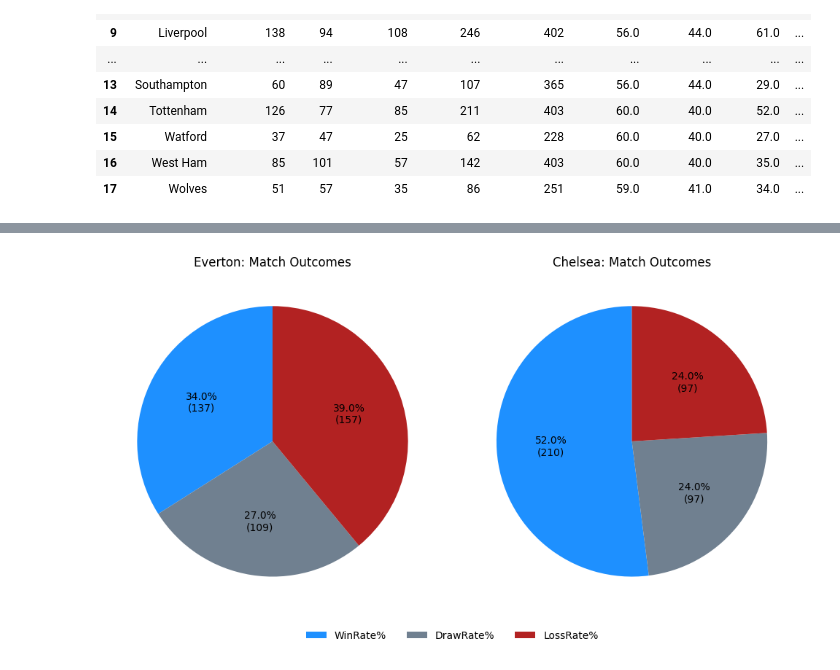
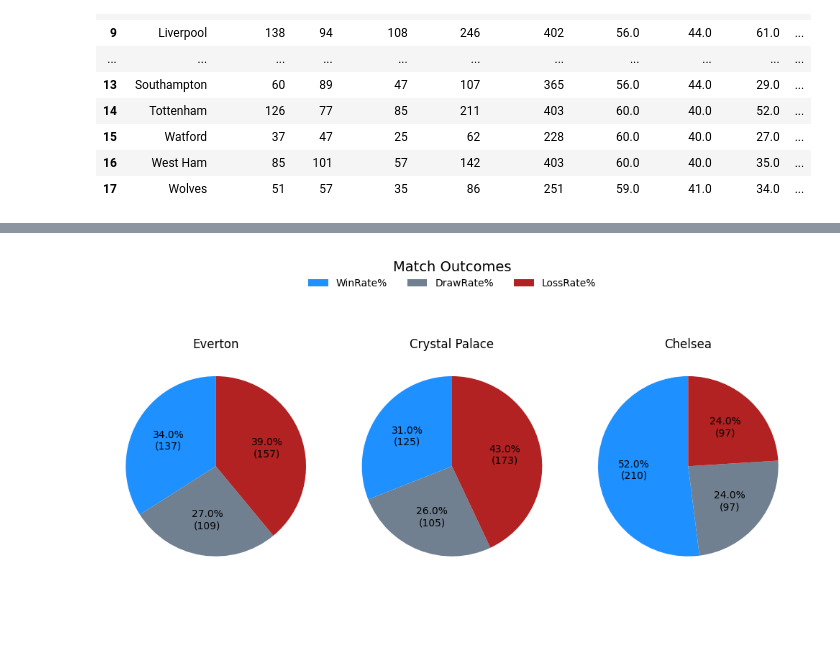
Before and after one commit to SmithNJ13/data_analysis, a Jupyter notebook: analysis.ipynb, the cells around one changed output, grey strips where cells are left out. Cells and saved outputs as stored; diff of their text form; code cells hidden in the pictures; blank space fills up the shorter version.

```diff
--- a/analysis.ipynb
+++ b/analysis.ipynb
@@ -855,5 +859,6 @@ Question_Two_50Wins
 # %%
 Highest_HWR = Question_Two_50Wins.iloc[Question_Two_50Wins["HomeWin%"].idxmax()]
 Highest_AWR = Question_Two_50Wins.iloc[Question_Two_50Wins["AwayWin%"].idxmax()]
-Highest_AWR
+Highest_AWR2 = Question_Two_50Wins.iloc[Question_Two_50Wins["AwayWin%"].idxmax() + 1]
+Highest_AWR2
 # %% [output]
@@ -897,38 +910,48 @@ plt.show()
 # %%
 hwr_team = Highest_HWR["Team"]
 awr_team = Highest_AWR["Team"]
+awr2_team = Highest_AWR2["Team"]
 
 hwr_win_count = Highest_HWR["Total_Wins"]
 hwr_draw_count = Highest_HWR["Draws"]
 hwr_loss_count = Highest_HWR["Total_Games"] - (hwr_win_count + hwr_draw_count)
 
 awr_win_count = Highest_AWR["Total_Wins"]
 awr_draw_count = Highest_AWR["Draws"]
 awr_loss_count = Highest_AWR["Total_Games"] - (awr_win_count + awr_draw_count)
 
+awr2_win_count = Highest_AWR2["Total_Wins"]
+awr2_draw_count = Highest_AWR2["Draws"]
+awr2_loss_count = Highest_AWR2["Total_Games"] - (awr2_win_count + awr2_draw_count)
+
 hwr_counts = [hwr_win_count, hwr_draw_count, hwr_loss_count]
 awr_counts = [awr_win_count, awr_draw_count, awr_loss_count]
+awr2_counts = [awr2_win_count, awr2_draw_count, awr2_loss_count]
 
 hwr_percentages = [Highest_HWR["WinRate%"], Highest_HWR["DrawRate%"], Highest_HWR["LossRate%"]]
 awr_percentages = [Highest_AWR["WinRate%"], Highest_AWR["DrawRate%"], Highest_AWR["LossRate%"]]
+awr2_percentages = [Highest_AWR2["WinRate%"], Highest_AWR2["DrawRate%"], Highest_AWR2["LossRate%"]]
 
-colors = ["dodgerblue", "slategrey", "firebrick"]
+colours = ["dodgerblue", "slategrey", "firebrick"]
 
 def autopct_format(pct, total_counts):
-    total = int(round(pct * sum(total_counts) / 100.0))  # Calculate actual count
-    return f"{pct:.1f}%\n({total})"  # Format as "xx.x% (count)"
+    total = int(round(pct * sum(total_counts) / 100.0))
+    return f"{pct:.1f}%\n({total})"
 
-fig, axes = plt.subplots(1, 2, figsize=(10, 5))
+fig, axes = plt.subplots(1, 3, figsize=(10, 6))
 
-axes[0].pie(hwr_percentages, labels=None, autopct=lambda pct: autopct_format(pct, hwr_counts), colors=colors, startangle=90)
-axes[0].set_title(f"{hwr_team}: Match Outcomes")
+axes[0].pie(hwr_percentages, labels=None, autopct=lambda pct: autopct_format(pct, hwr_counts), colors=colours, startangle=90)
+axes[0].set_title(hwr_team)
 
-axes[1].pie(awr_percentages, labels=None, autopct=lambda pct: autopct_format(pct, awr_counts), colors=colors, startangle=90)
-axes[1].set_title(f"{awr_team}: Match Outcomes")
+axes[2].pie(awr_percentages, labels=None, autopct=lambda pct: autopct_format(pct, awr_counts), colors=colours, startangle=90)
+axes[2].set_title(awr_team)
 
-fig.legend(["WinRate%", "DrawRate%", "LossRate%"], loc="upper center", bbox_to_anchor=(0.5, 0), ncol=3, frameon=False)
+axes[1].pie(awr2_percentages, labels=None, autopct=lambda pct: autopct_format(pct, awr2_counts), colors=colours, startangle=90)
+axes[1].set_title(awr2_team)
+
+fig.legend(["WinRate%", "DrawRate%", "LossRate%"], loc="upper center", bbox_to_anchor=(0.5, 1), ncol=3, frameon=False, title="Match Outcomes", title_fontsize=14)
 
 plt.tight_layout()
 plt.show()
 # %% [output]
-[figure, old version]
+[figure, new version]
```
Also changed, not shown: parts of 6 cells of this notebook, 1 other file.
